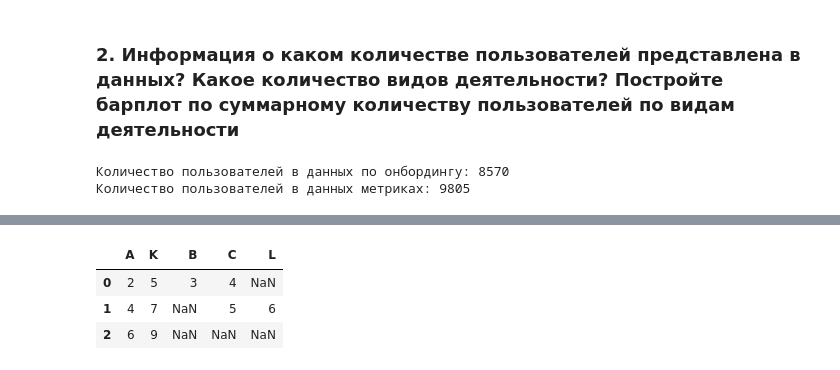
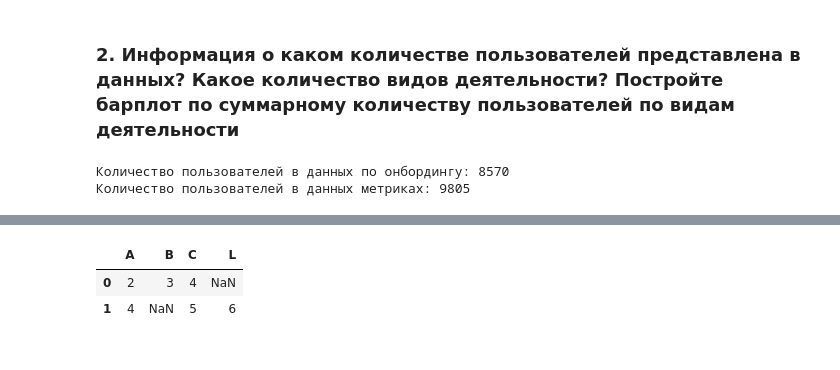
Before and after one commit to CuteLer/recommendation_systems_modul, a Jupyter notebook: main.ipynb, the cells around one changed output, grey strips where cells are left out. Cells and saved outputs as stored; diff of their text form; code cells hidden in the pictures.

```diff
--- a/main.ipynb
+++ b/main.ipynb
@@ -74,15 +110,14 @@ plt.show()
 # %%
 test = pd.DataFrame([['2', '3', '4']], columns=['A', 'B', 'C'])
 cn = pd.DataFrame([['4', '5', '6']], columns=['A', 'C', 'L'])
 
 main = pd.DataFrame([['2', '5'],['4', '7'], ['6', '9']], columns=['A', 'K'])
 
 r = pd.concat([test, cn], ignore_index=True, sort=False)
-
+r
 res = main.merge(r, on='A', how='left')
-res
+# res
 # %% [output]
-|  | A | K | B | C | L |
-| 0 | 2 | 5 | 3 | 4 | NaN |
-| 1 | 4 | 7 | NaN | 5 | 6 |
-| 2 | 6 | 9 | NaN | NaN | NaN |
+|  | A | B | C | L |
+| 0 | 2 | 3 | 4 | NaN |
+| 1 | 4 | NaN | 5 | 6 |
```
Also changed, not shown: parts of 7 cells of this notebook, 1 other file.
